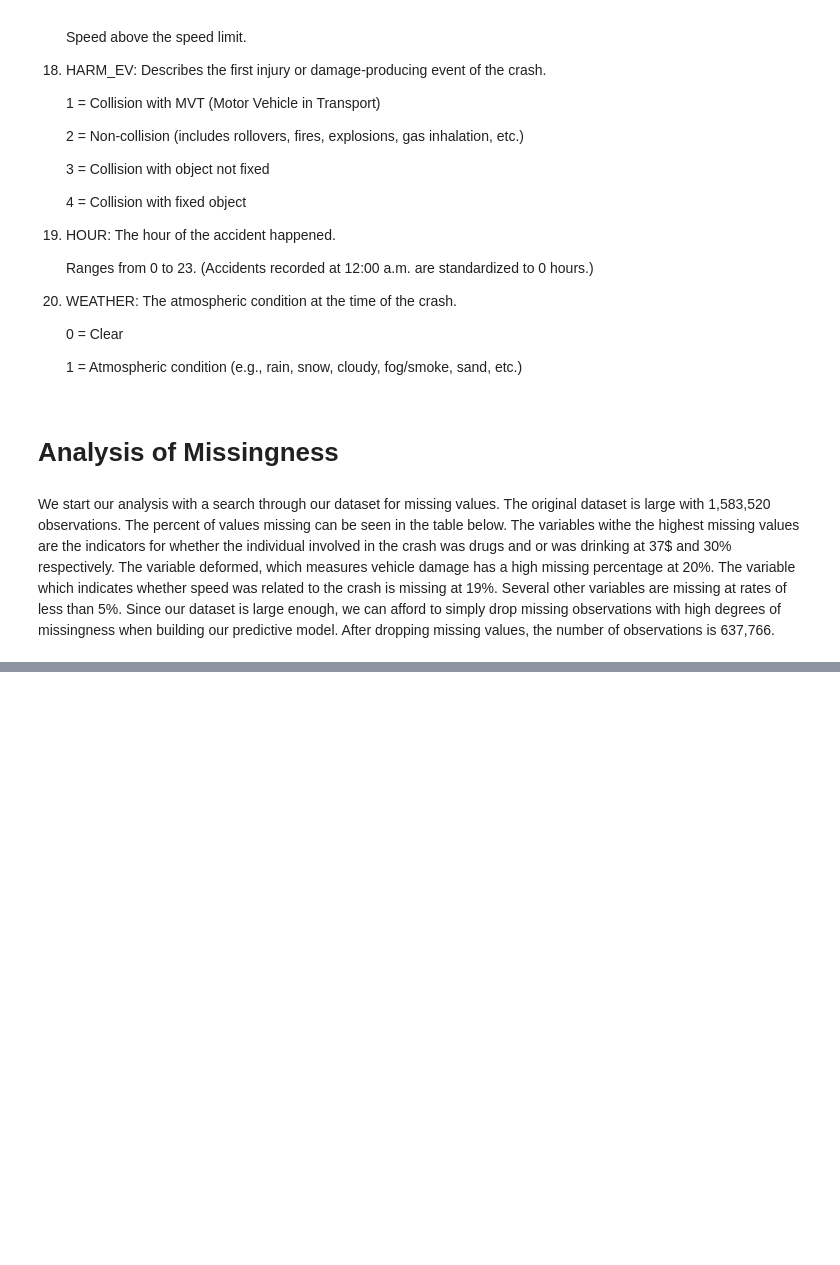
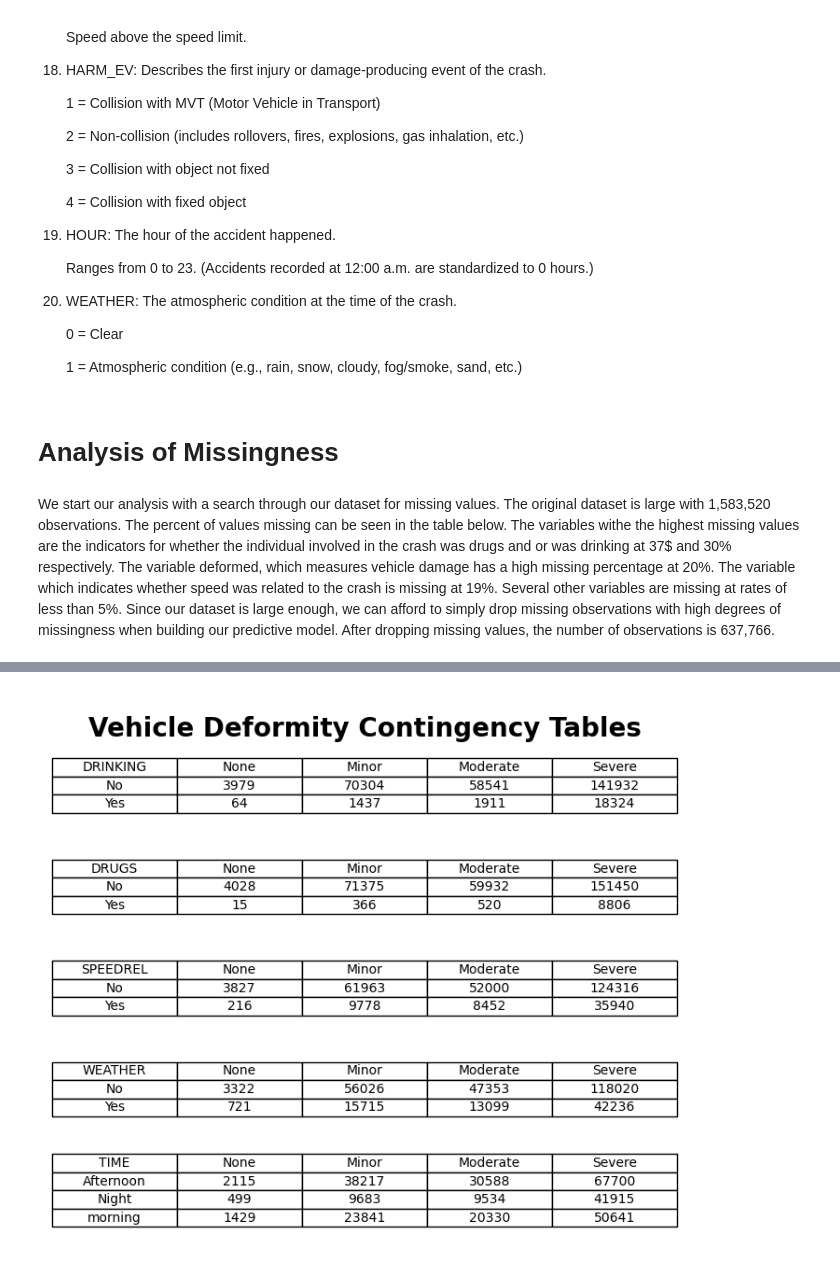
Before and after one commit to LMY014/Math189-Project, a Jupyter notebook: Final-Report.ipynb, the cells around one changed output, grey strips where cells are left out. Cells and saved outputs as stored; diff of their text form; code cells hidden in the pictures; blank space fills up the shorter version.

```diff
--- a/Final-Report.ipynb
+++ b/Final-Report.ipynb
@@ -239,0 +251,5 @@ display(img.resize((600, 400)))
+# %%
+img = Image.open("assets/deformity_contingencies.png")
+display(img)
+# %% [output]
+[figure, added]
```
Also changed, not shown: parts of 11 cells of this notebook, 15 other files.
